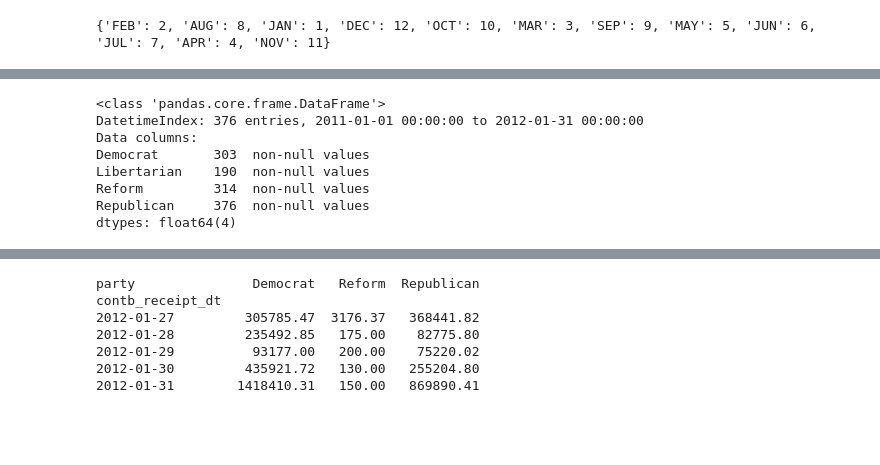
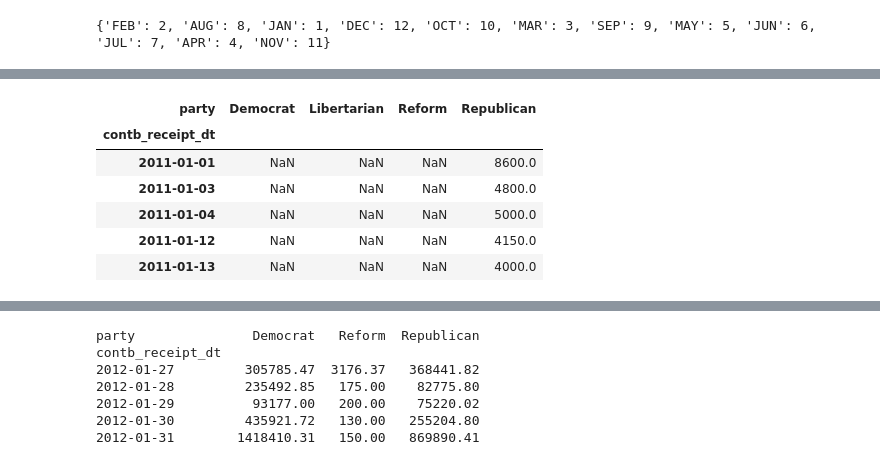
Before and after one commit to wulsin/pandas-exercises, a Jupyter notebook: ElectionData.ipynb, the cells around one changed output, grey strips where cells are left out. Cells and saved outputs as stored; diff of their text form; code cells hidden in the pictures; blank space fills up the shorter version.

```diff
--- a/ElectionData.ipynb
+++ b/ElectionData.ipynb
@@ -194,16 +181,15 @@ Name: contb_receipt_amt, Length: 1183
 # %%
 by_date = fec.groupby(['party', 'contb_receipt_dt'])['contb_receipt_amt'].sum()
 # %%
-by_date.unstack('party')   # Indexes are dates. Columns are political parties.
+by_date.unstack('party').head()   # Indexes are dates. Columns are political parties.
 # %% [output]
-<class 'pandas.core.frame.DataFrame'>
-DatetimeIndex: 376 entries, 2011-01-01 00:00:00 to 2012-01-31 00:00:00
-Data columns:
-Democrat       303  non-null values
-Libertarian    190  non-null values
-Reform         314  non-null values
-Republican     376  non-null values
-dtypes: float64(4)
+| party | Democrat | Libertarian | Reform | Republican |
+| contb_receipt_dt |  |  |  |  |
+| 2011-01-01 | NaN | NaN | NaN | 8600.0 |
+| 2011-01-03 | NaN | NaN | NaN | 4800.0 |
+| 2011-01-04 | NaN | NaN | NaN | 5000.0 |
+| 2011-01-12 | NaN | NaN | NaN | 4150.0 |
+| 2011-01-13 | NaN | NaN | NaN | 4000.0 |
 # %%
 by_date.unstack('party').cumsum().plot()
 # %% [output]
```
Also changed, not shown: parts of 13 cells of this notebook.
